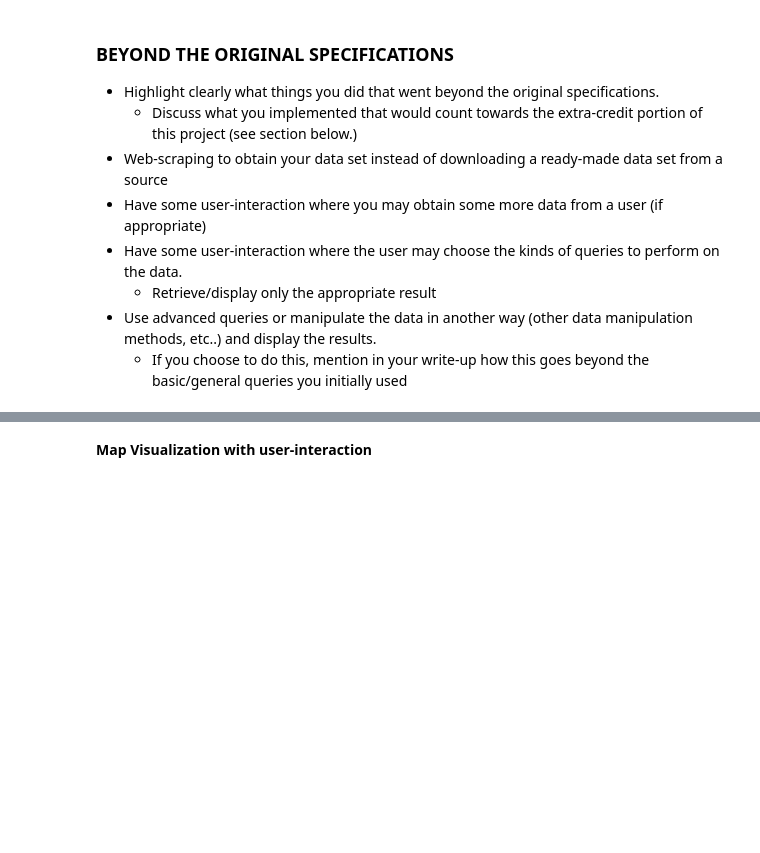
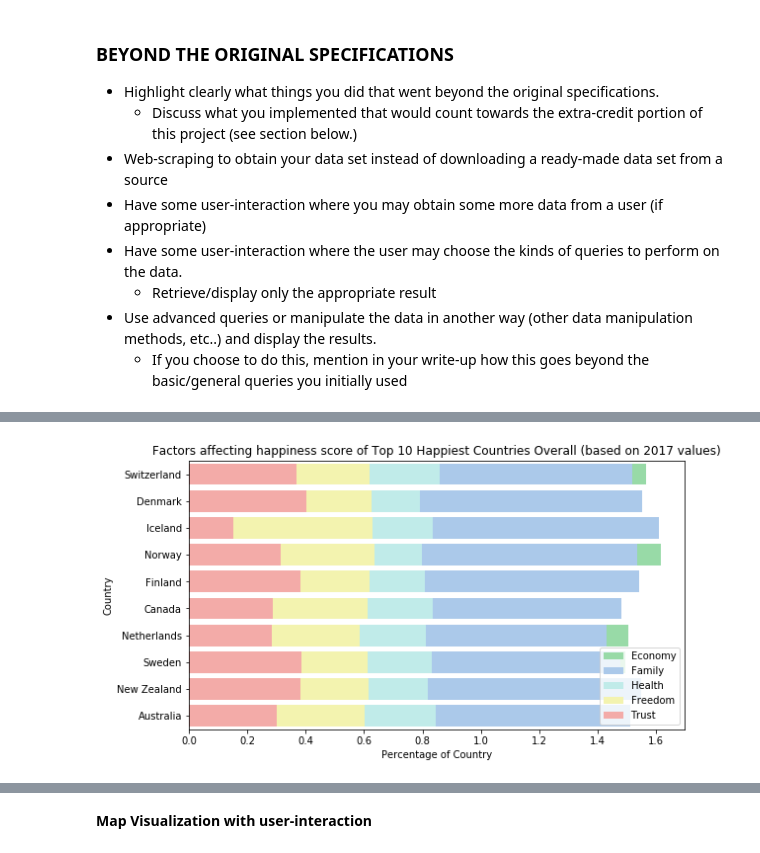
Before and after one commit to jmcarpenter37/HappinessAnalysis, a Jupyter notebook: Code/CS 5010 - Final.ipynb, the cells around one changed output, grey strips where cells are left out. Drawn from its saved outputs; the diff is of its cells as text; code cells hidden in the pictures; blank space fills up the shorter version.

```diff
--- a/Code/CS 5010 - Final.ipynb
+++ b/Code/CS 5010 - Final.ipynb
@@ -347,0 +395,30 @@ plt.show()
+# %%
+#Factors affecting in 2017 Happiness Score of Top 10 Happiest Countries Overall
+#Horizontal bar plot
+df_happy_country = happiest_overall.merge(df_2017, how = 'left', on = ['Country'])
+country_lists=list(df_happy_country.Country.unique())
+share_economy2=[]
+share_family2=[]
+share_health2=[]
+share_freedom2=[]
+share_trust2=[]
+for each in country_lists:
+    country=df_happy_country[df_happy_country['Country']==each]
+    share_economy2.append(sum(country.Economy)/len(country))
+    share_family2.append(sum(country.Family)/len(country))
+    share_health2.append(sum(country.Health)/len(country))
+    share_freedom2.append(sum(country.Freedom)/len(country))
+    share_trust2.append(sum(country.Trust)/len(country))
+#Visualization
+f,ax = plt.subplots(figsize = (9,5))
+sns.set_color_codes("pastel")
+sns.barplot(x=share_economy2,y=country_lists,color='g',label="Economy")
+sns.barplot(x=share_family2,y=country_lists,color='b',label="Family")
+sns.barplot(x=share_health2,y=country_lists,color='c',label="Health")
+sns.barplot(x=share_freedom2,y=country_lists,color='y',label="Freedom")
+sns.barplot(x=share_trust2,y=country_lists,color='r',label="Trust")
+ax.legend(loc="lower right",frameon = True)
+ax.set(xlabel='Percentage of Country', ylabel='Country',title = "Factors affecting happiness score of Top 10 Happiest Countries Overall (based on 2017 values)")
+plt.show()
+# %% [output]
+[figure, added]
```
Also changed, not shown: parts of 4 cells of this notebook.
